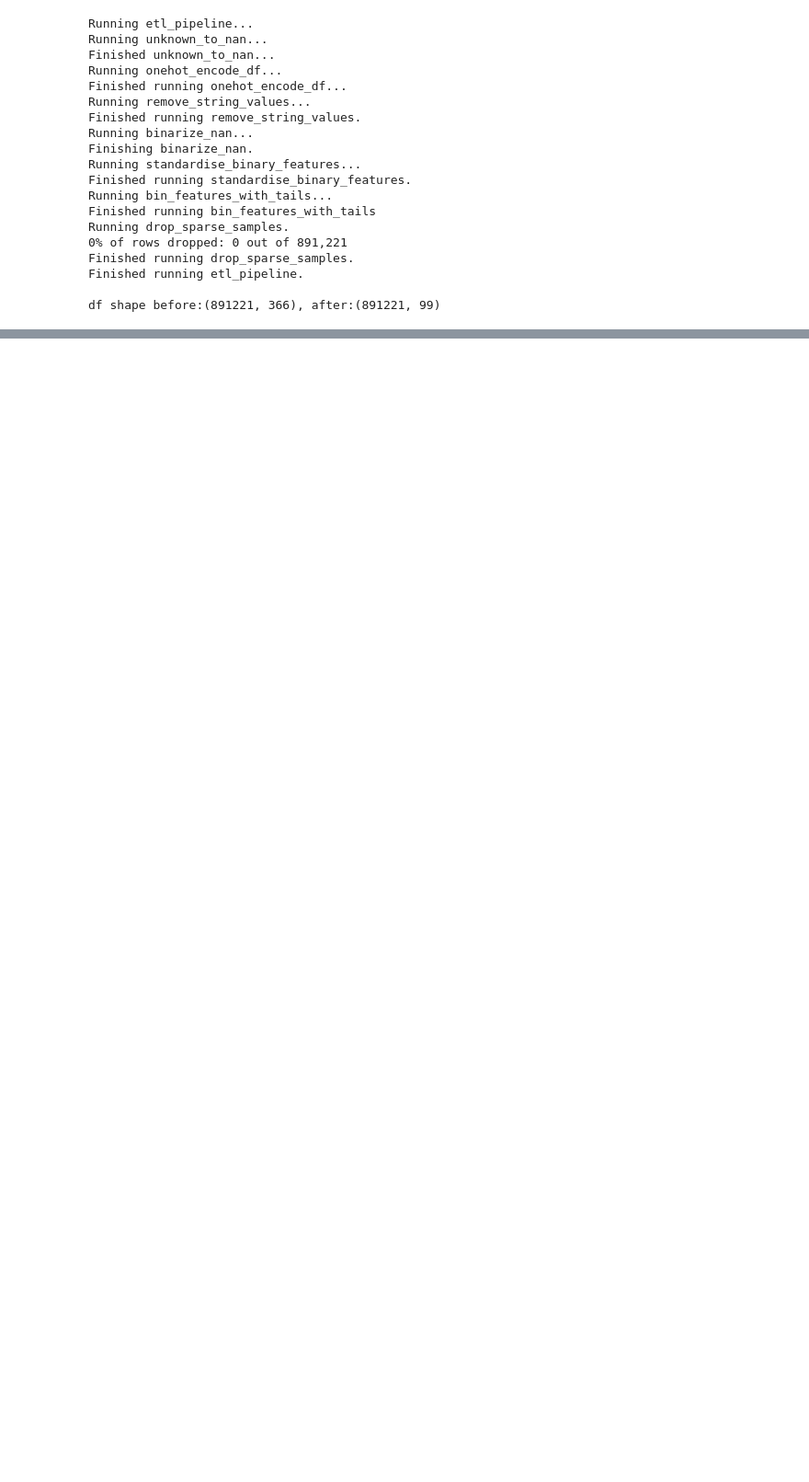
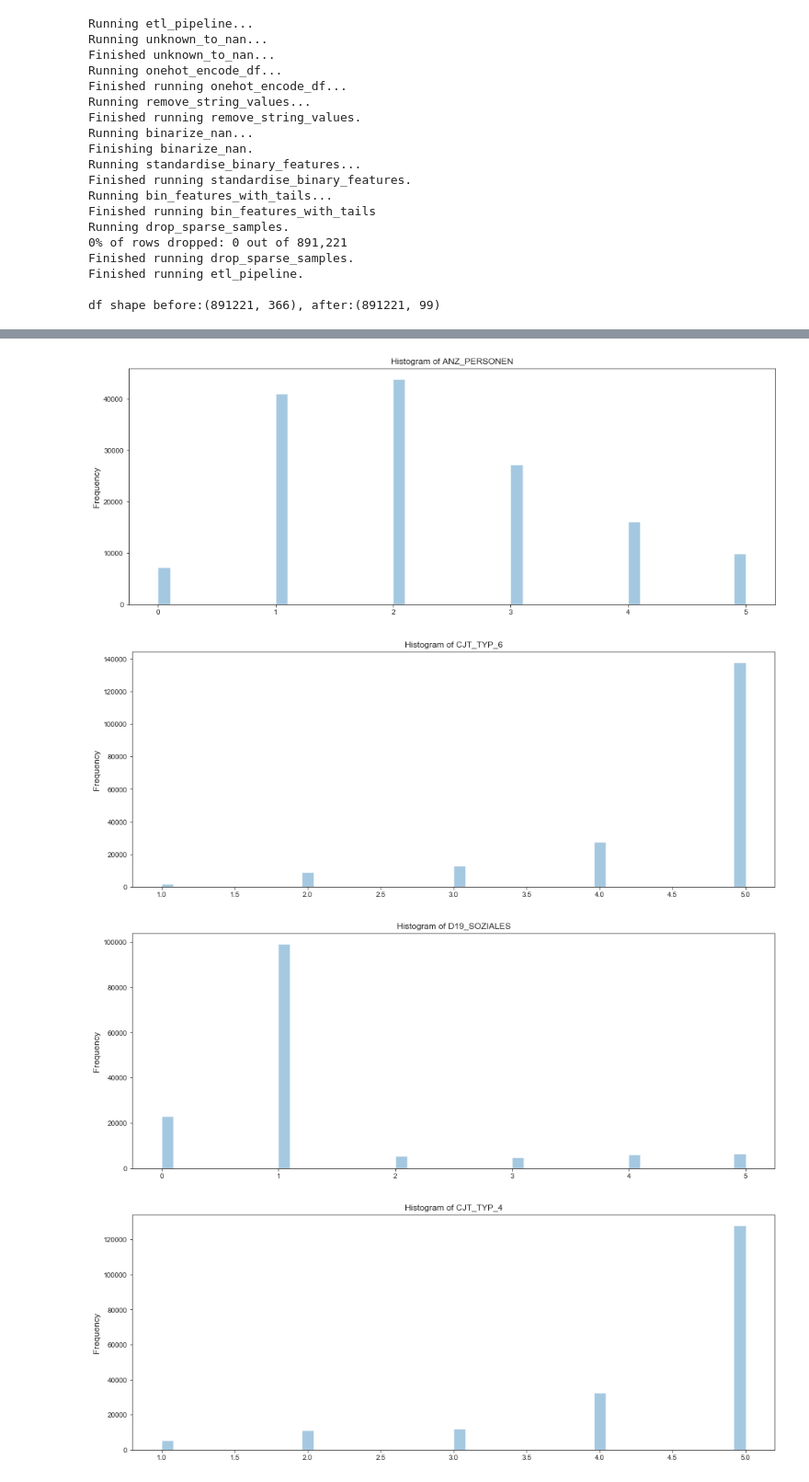
Before and after one commit to OliverFarren/arvato-udacity-customersegmentation, a Jupyter notebook: 1_customer_segmentation_report.ipynb, the cells around one changed output, grey strips where cells are left out. Shown at 92% size. Drawn from its saved outputs; the diff is of its cells as text; code cells hidden in the pictures; blank space fills up the shorter version.

```diff
--- a/1_customer_segmentation_report.ipynb
+++ b/1_customer_segmentation_report.ipynb
@@ -66,0 +302,7 @@ Running binarize_nan...
+# %%
+plot_hists(customers_clean,customers_clean.columns)
+# %% [output]
+[figure, added]
+[figure, added]
+[figure, added]
+[figure, added]
```
Also changed, not shown: parts of 35 cells of this notebook, 2 other files.
